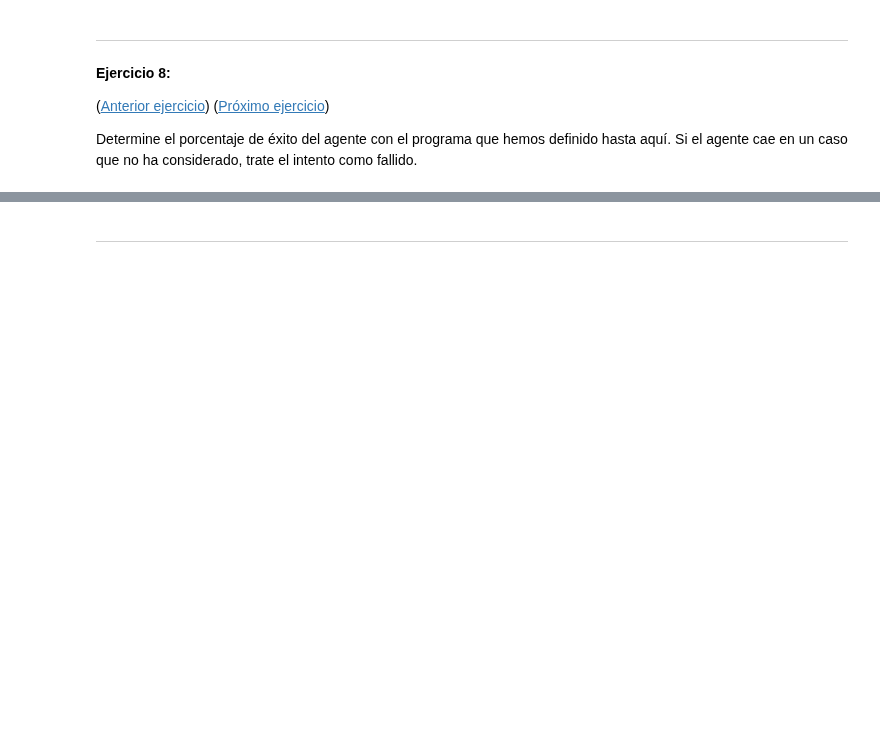
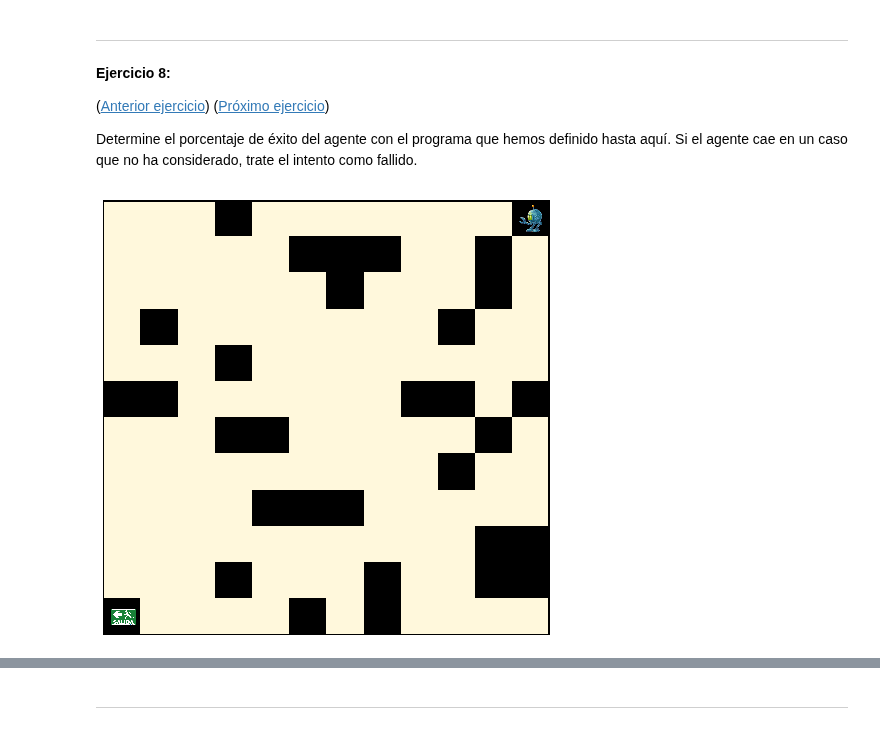
Before and after one commit to DaveAlsina/6toSemestre, a Jupyter notebook: ia/taller/notebook6/kb-agent.ipynb, the cells around one changed output, grey strips where cells are left out. Drawn from its saved outputs; the diff is of its cells as text; code cells hidden in the pictures; blank space fills up the shorter version.

```diff
--- a/ia/taller/notebook6/kb-agent.ipynb
+++ b/ia/taller/notebook6/kb-agent.ipynb
@@ -1036,7 +1036,9 @@ def lab_aleatorio(p, shape=(12,12)):
 
     return lab
 # %%
-lab = Laberinto(pos_inicial= (11,11), laberinto=lab_aleatorio(p=0.3)).pintar
+Laberinto(pos_inicial= (11,11), laberinto=lab_aleatorio(p=0.2)).pintar()
+# %% [output]
+[figure, added]
 # %%
 from agentes import *
 import pandas as pd
```
Also changed, not shown: parts of 6 cells of this notebook.
